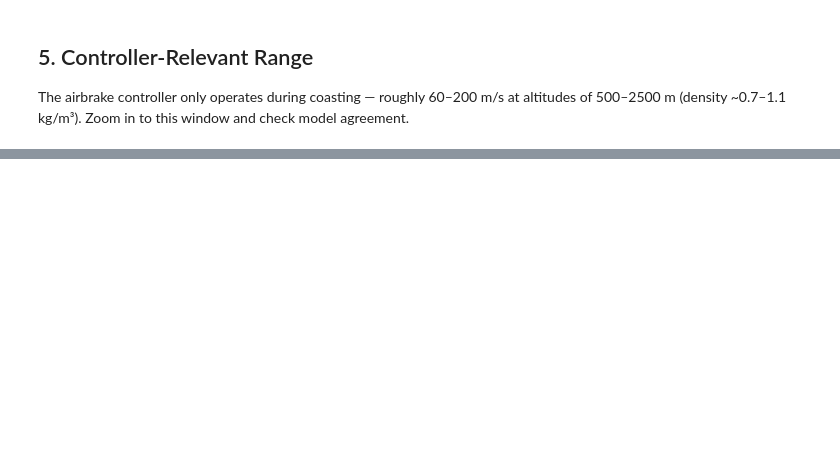
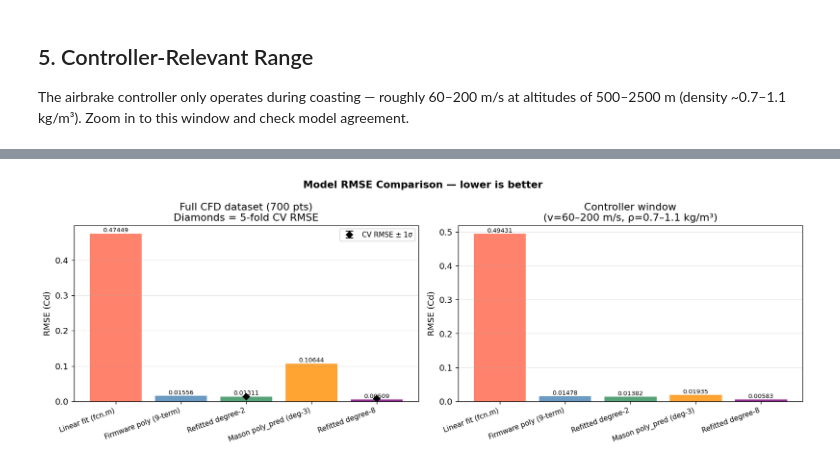
Before and after one commit to ndnguyen1/rocketry, a Jupyter notebook: Models/airbrake_cd_comparison.ipynb, the cells around one changed output, grey strips where cells are left out. Cells and saved outputs as stored; diff of their text form; code cells hidden in the pictures; blank space fills up the shorter version.

```diff
--- a/Models/airbrake_cd_comparison.ipynb
+++ b/Models/airbrake_cd_comparison.ipynb
@@ -220,6 +218,10 @@ import scipy.io as sio
 from sklearn.preprocessing import StandardScaler
 
 # ── 2e. Mason's poly_predict (degree-3, force_pred.mat) ──────────────────────
+# Note: force_pred.mat has 20 coefficients → degree-3 (C(3+3,3)=20 features).
+# The poor R² vs CFD_final.csv is because it was trained on a different dataset,
+# not a degree mismatch. The matlab 1/poly_predict.m uses degree-8 with a
+# separate model_params.mat that was not committed to the repo.
 FORCE_PRED_PATH = "../Mason's Sims/PTI/Rocket_Controller 3/Rocket_Controller/Cd_Estimator_Draft/matlab/force_pred.mat"
 mp3_params    = sio.loadmat(FORCE_PRED_PATH)
 mp3_X_mean    = mp3_params['scaler_X_mean'].flatten()
@@ -231,6 +233,8 @@ mp3_intercept = float(mp3_params['intercept'].flat[0])
 
 poly3_feat = PolynomialFeatures(degree=3, include_bias=True)
 poly3_feat.fit(np.zeros((1, 3)))
+
+print(f"force_pred.mat — {len(mp3_coef)} coefficients (degree-3 = 20 features ✓)")
 
 def cd_mason_poly3(A, rho_val, v):
     """Mason poly_predict: degree-3 poly on z-scored inputs, predicts force → Cd."""
@@ -261,7 +265,7 @@ Cd_r8   = reg8.predict(X_poly8)
 def cd_refit8(A, rho_val, v):
     """Degree-8 poly refitted from CFD — same normalisation pipeline as Mason's poly_predict.m."""
     X = scaler8.transform([[A, rho_val, v]])
-    return float(reg8.predict(poly8.transform(X)))
+    return float(reg8.predict(poly8.transform(X))[0])
 
 cd_refit8_vec = np.vectorize(cd_refit8)
 
@@ -564,0 +740,45 @@ plt.show()
+# %%
+# ── Bar chart — RMSE ranked, full dataset and controller window ──────────────
+model_names = [r['Model'] for r in rows]
+rmse_vals   = [df.loc[n, 'RMSE'] for n in model_names]
+colors_bar  = ['tomato', 'steelblue', 'seagreen', 'darkorange', 'purple']
+
+fig, axes = plt.subplots(1, 2, figsize=(14, 5))
+
+# left: full dataset with CV error bars
+ax = axes[0]
+bars = ax.bar(model_names, rmse_vals, color=colors_bar, alpha=0.8)
+for i, (name, cv_rmse) in enumerate(zip(model_names,
+                                         [None, None, cv_rmse2, None, cv_rmse8])):
+    if cv_rmse is not None:
+        ax.errorbar(i, cv_rmse.mean(), yerr=cv_rmse.std(), fmt='D',
+                    color='black', capsize=5, zorder=5, markersize=6,
+                    label='CV RMSE ± 1σ' if i == 2 else '_')
+for bar, val in zip(bars, rmse_vals):
+    ax.text(bar.get_x() + bar.get_width()/2, bar.get_height() + 0.001,
+            f'{val:.5f}', ha='center', va='bottom', fontsize=8)
+ax.set_xticks(range(len(model_names)))
+ax.set_xticklabels(model_names, rotation=20, ha='right', fontsize=9)
+ax.set_ylabel('RMSE (Cd)')
+ax.set_title('Full CFD dataset (700 pts)\nDiamonds = 5-fold CV RMSE')
+ax.legend(fontsize=9)
+ax.grid(axis='y', alpha=0.3)
+
+# right: controller window
+rmse_ctrl = [df_ctrl.loc[n, 'RMSE'] for n in model_names]
+ax2 = axes[1]
+bars2 = ax2.bar(model_names, rmse_ctrl, color=colors_bar, alpha=0.8)
+for bar, val in zip(bars2, rmse_ctrl):
+    ax2.text(bar.get_x() + bar.get_width()/2, bar.get_height() + 0.0002,
+             f'{val:.5f}', ha='center', va='bottom', fontsize=8)
+ax2.set_xticks(range(len(model_names)))
+ax2.set_xticklabels(model_names, rotation=20, ha='right', fontsize=9)
+ax2.set_ylabel('RMSE (Cd)')
+ax2.set_title(f'Controller window\n(v={v_lo}–{v_hi} m/s, ρ={rho_lo}–{rho_hi} kg/m³)')
+ax2.grid(axis='y', alpha=0.3)
+
+plt.suptitle('Model RMSE Comparison — lower is better', fontsize=13, fontweight='bold')
+plt.tight_layout()
+plt.show()
+# %% [output]
+[figure, added]
```
Also changed, not shown: parts of 14 cells of this notebook, 4 other files.
